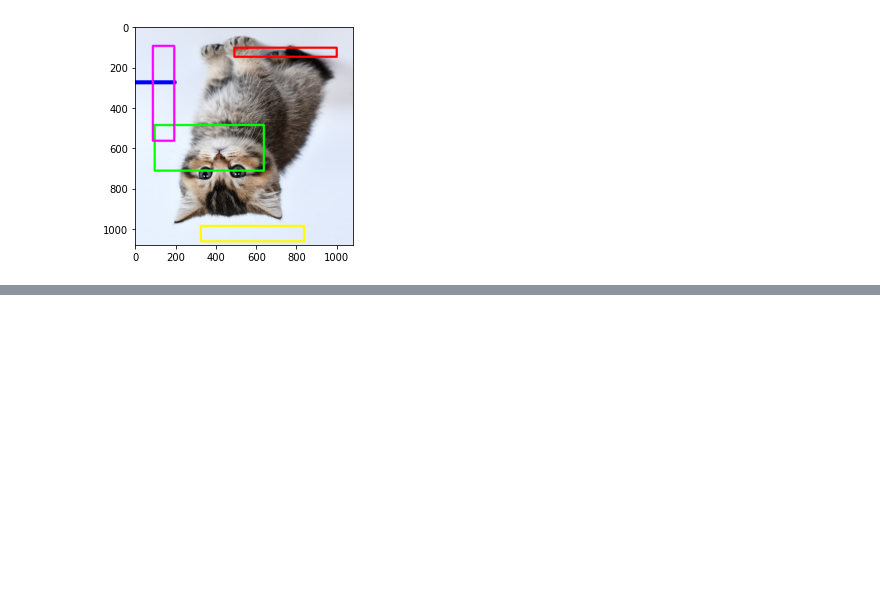
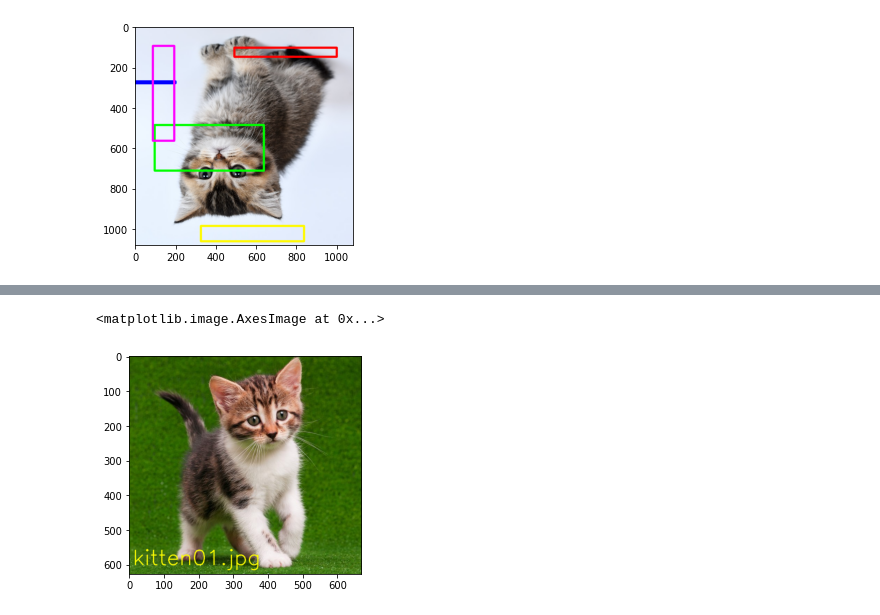
Before and after one commit to ahmadalwi425/PCVK_Genap_2022, a Jupyter notebook: Week2.ipynb, the cells around one changed output, grey strips where cells are left out. Saved outputs shown, nothing was run; the diff lists cells and outputs as text; code cells hidden in the pictures; blank space fills up the shorter version.

```diff
--- a/Week2.ipynb
+++ b/Week2.ipynb
@@ -202,0 +216,10 @@ plt.imshow(imgFoto3)
+# %%
+imgKitten = cv.imread('/content/drive/MyDrive/kampus/PCVK/kitten01.jpg')
+imgKitten2 = imgKitten
+imgKitten3 = cv.cvtColor(imgKitten,cv.COLOR_BGR2RGB)
+font = cv.FONT_HERSHEY_SIMPLEX
+cv.putText(imgKitten3,text='kitten01.jpg',org=(10,600),fontFace=font,fontScale=2,color=(255,255,0),thickness=2,lineType=cv.LINE_AA)
+plt.imshow(imgKitten3)
+# %% [output]
+<matplotlib.image.AxesImage at 0x...>
+[figure, added]
```
Also changed, not shown: parts of 4 cells of this notebook.
